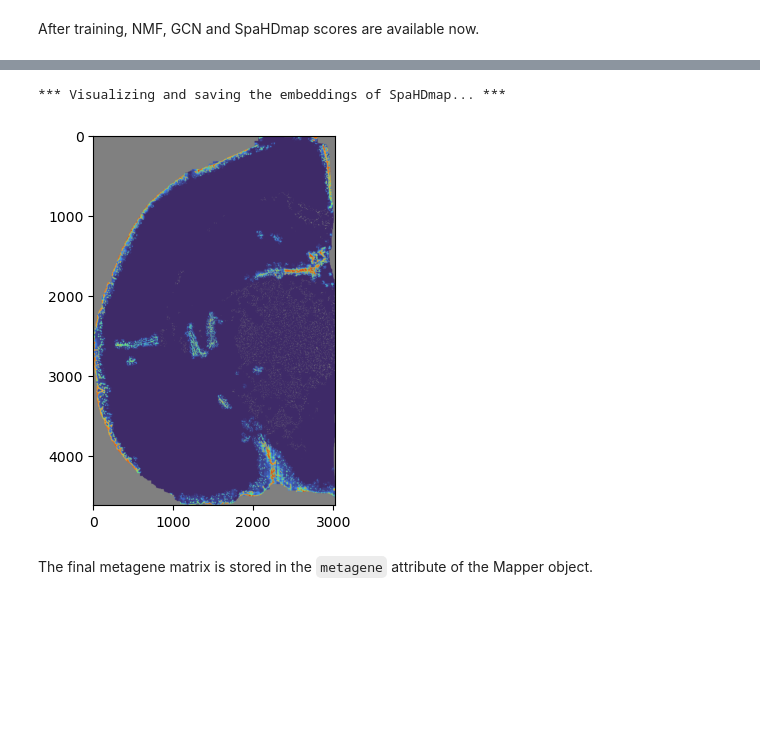
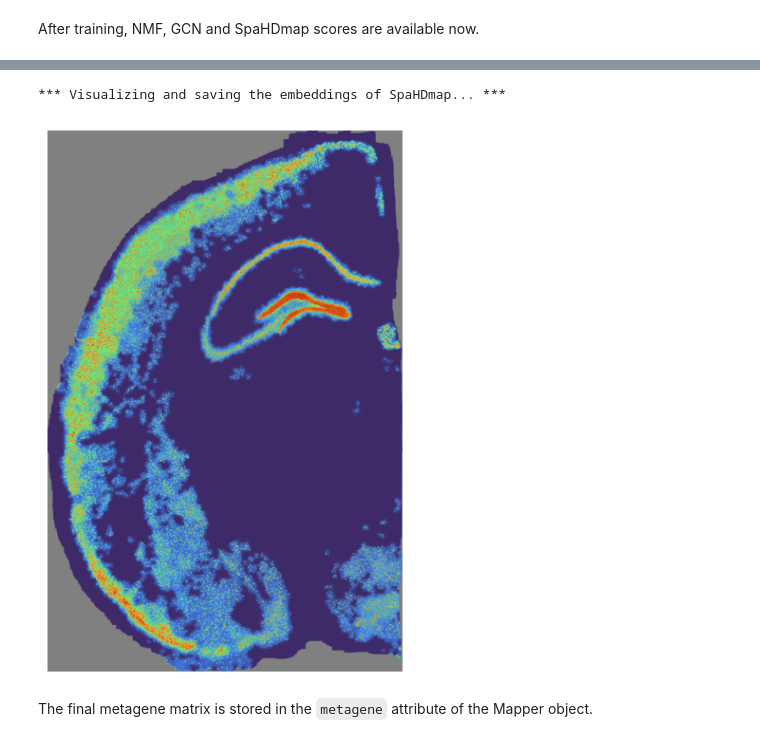
Before and after one commit to sldyns/SpaHDmap, a Jupyter notebook: docs/tutorials/IHC-image.ipynb, the cells around one changed output, grey strips where cells are left out. Drawn from its saved outputs; the diff is of its cells as text; code cells hidden in the pictures; blank space fills up the shorter version.

```diff
--- a/docs/tutorials/IHC-image.ipynb
+++ b/docs/tutorials/IHC-image.ipynb
@@ -98,5 +105,5 @@ Same to case of analyzing HE-image 10X Visium ST data, we initialize the Mapper
 mapper = hdmap.Mapper(mouse_cortex, results_path=results_path, verbose=True)
 
 # Run SpaHDmap in one function
-mapper.run_SpaHDmap()
+mapper.run_SpaHDmap(repeat_times=10)
 # %% [output]
@@ -145,9 +315,9 @@ mapper.visualize(mouse_cortex, use_score='GCN', index=18)
 # %%
 # Visualize the SpaHDmap score
-mapper.visualize(mouse_cortex, use_score='SpaHDmap', index=18)
+mapper.visualize(mouse_cortex, use_score='SpaHDmap', index=0)
 # %% [output]
 *** Visualizing and saving the embeddings of SpaHDmap... ***
-[figure, old version]
+[figure, new version]
 # %% [markdown]
 The final metagene matrix is stored in the `metagene` attribute of the Mapper object.
 # %%
```
Also changed, not shown: parts of 20 cells of this notebook, 11 other files.
